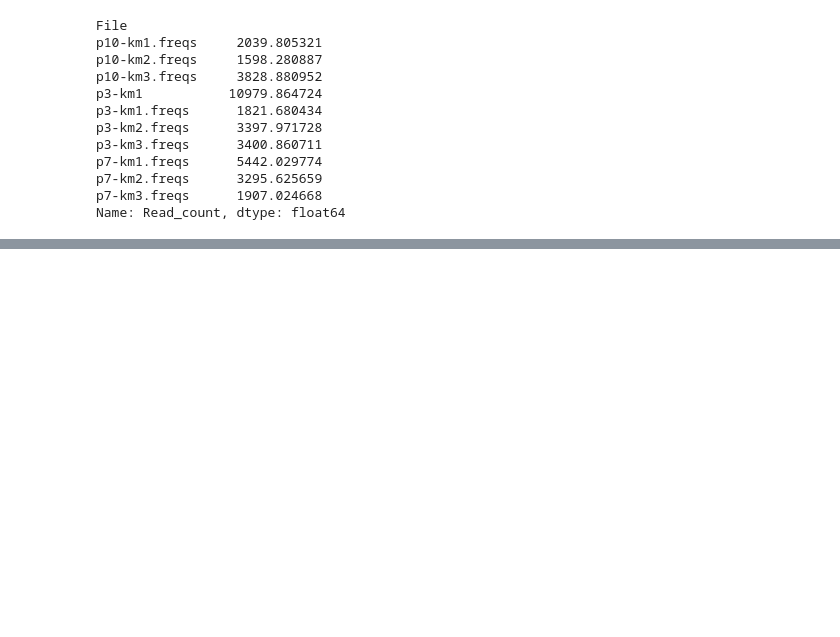
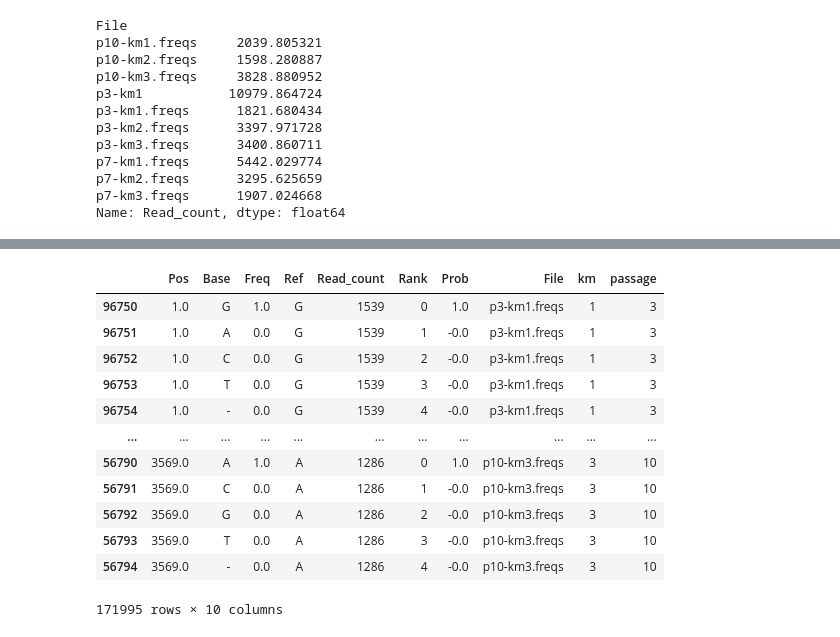
Before and after one commit to theitush/mutation-rate, a Jupyter notebook: loop_overview.ipynb, the cells around one changed output, grey strips where cells are left out. Drawn from its saved outputs; the diff is of its cells as text; code cells hidden in the pictures; blank space fills up the shorter version.

```diff
--- a/loop_overview.ipynb
+++ b/loop_overview.ipynb
@@ -59,3 +72,19 @@ plt.legend(bbox_to_anchor=(1, 1))
+# %%
+freqs
+# %% [output]
+|  | Pos | Base | Freq | Ref | Read_count | Rank | Prob | File | km | passage |
+| 96750 | 1.0 | G | 1.0 | G | 1539 | 0 | 1.0 | p3-km1.freqs | 1 | 3 |
+| 96751 | 1.0 | A | 0.0 | G | 1539 | 1 | -0.0 | p3-km1.freqs | 1 | 3 |
+| 96752 | 1.0 | C | 0.0 | G | 1539 | 2 | -0.0 | p3-km1.freqs | 1 | 3 |
+| 96753 | 1.0 | T | 0.0 | G | 1539 | 3 | -0.0 | p3-km1.freqs | 1 | 3 |
+| 96754 | 1.0 | - | 0.0 | G | 1539 | 4 | -0.0 | p3-km1.freqs | 1 | 3 |
+| ... | ... | ... | ... | ... | ... | ... | ... | ... | ... | ... |
+| 56790 | 3569.0 | A | 1.0 | A | 1286 | 0 | 1.0 | p10-km3.freqs | 3 | 10 |
+| 56791 | 3569.0 | C | 0.0 | A | 1286 | 1 | -0.0 | p10-km3.freqs | 3 | 10 |
+| 56792 | 3569.0 | G | 0.0 | A | 1286 | 2 | -0.0 | p10-km3.freqs | 3 | 10 |
+| 56793 | 3569.0 | T | 0.0 | A | 1286 | 3 | -0.0 | p10-km3.freqs | 3 | 10 |
+| 56794 | 3569.0 | - | 0.0 | A | 1286 | 4 | -0.0 | p10-km3.freqs | 3 | 10 |
+171995 rows × 10 columns
 # %%
 set_plots_size_params(20)
 fig, axes = plot_overview(freqs)
```
Also changed, not shown: parts of 4 cells of this notebook, 23 other files.
